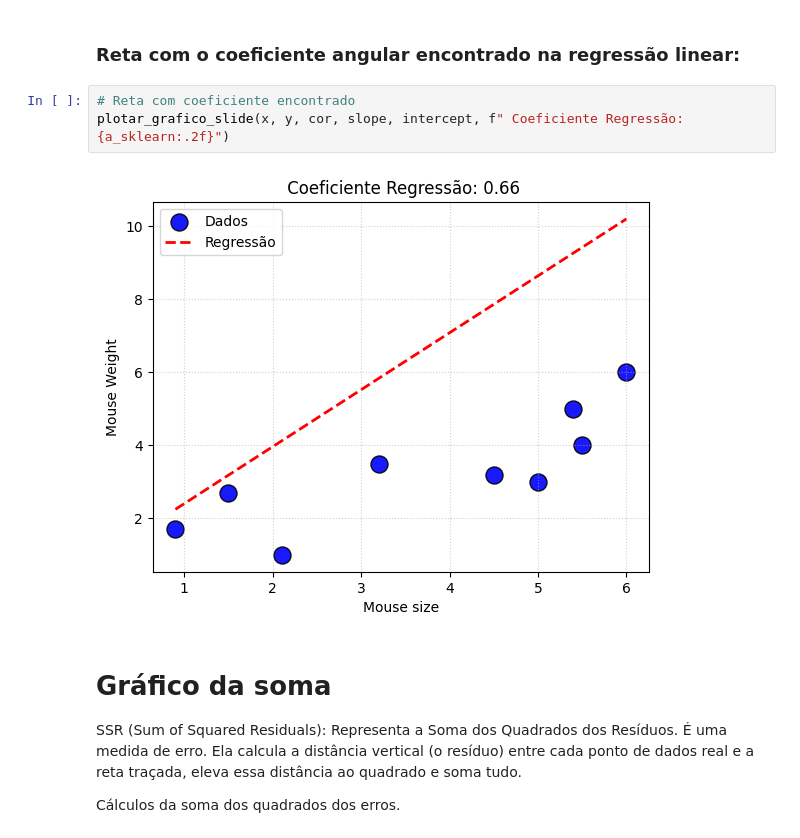
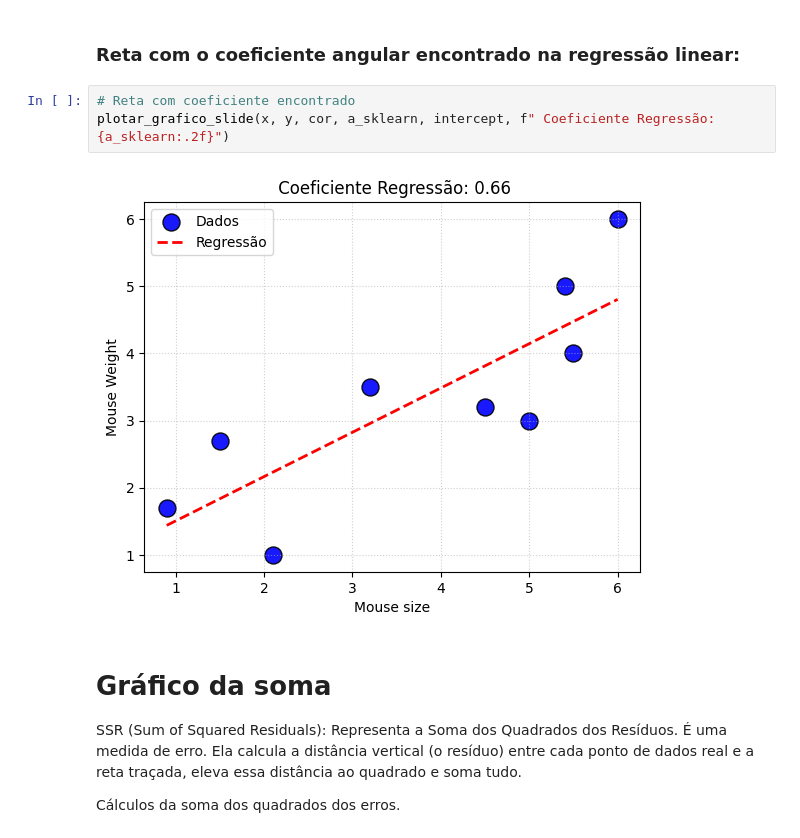
Before and after one commit to Itallo0708/Computational-Mathematics, a Jupyter notebook: notebooks/Atividade_2_2_Linear_regression_p_value_and_metrics.ipynb, the cells around one changed output. Saved outputs shown, nothing was run; the diff lists cells and outputs as text.

Commit message:
Ajuste de entrada na Função para o plot do gráfico com slope e intercept encontrados na regressão no item F.

```diff
--- a/notebooks/Atividade_2_2_Linear_regression_p_value_and_metrics.ipynb
+++ b/notebooks/Atividade_2_2_Linear_regression_p_value_and_metrics.ipynb
@@ -505,9 +505,9 @@ for i in range(len(lista_a)):
 ### Reta com o coeficiente angular encontrado na regressão linear:
 # %%
 # Reta com coeficiente encontrado
-plotar_grafico_slide(x, y, cor, slope, intercept, f" Coeficiente Regressão: {a_sklearn:.2f}")
+plotar_grafico_slide(x, y, cor, a_sklearn, intercept, f" Coeficiente Regressão: {a_sklearn:.2f}")
 # %% [output]
-[figure, old version]
+[figure, new version]
 # %% [markdown]
 # Gráfico da soma
 SSR (Sum of Squared Residuals): Representa a Soma dos Quadrados dos Resíduos. É uma medida de erro. Ela calcula a distância vertical (o resíduo) entre cada ponto de dados real e a reta traçada, eleva essa distância ao quadrado e soma tudo.
```
Also changed, not shown: parts of 1 cell of this notebook.
